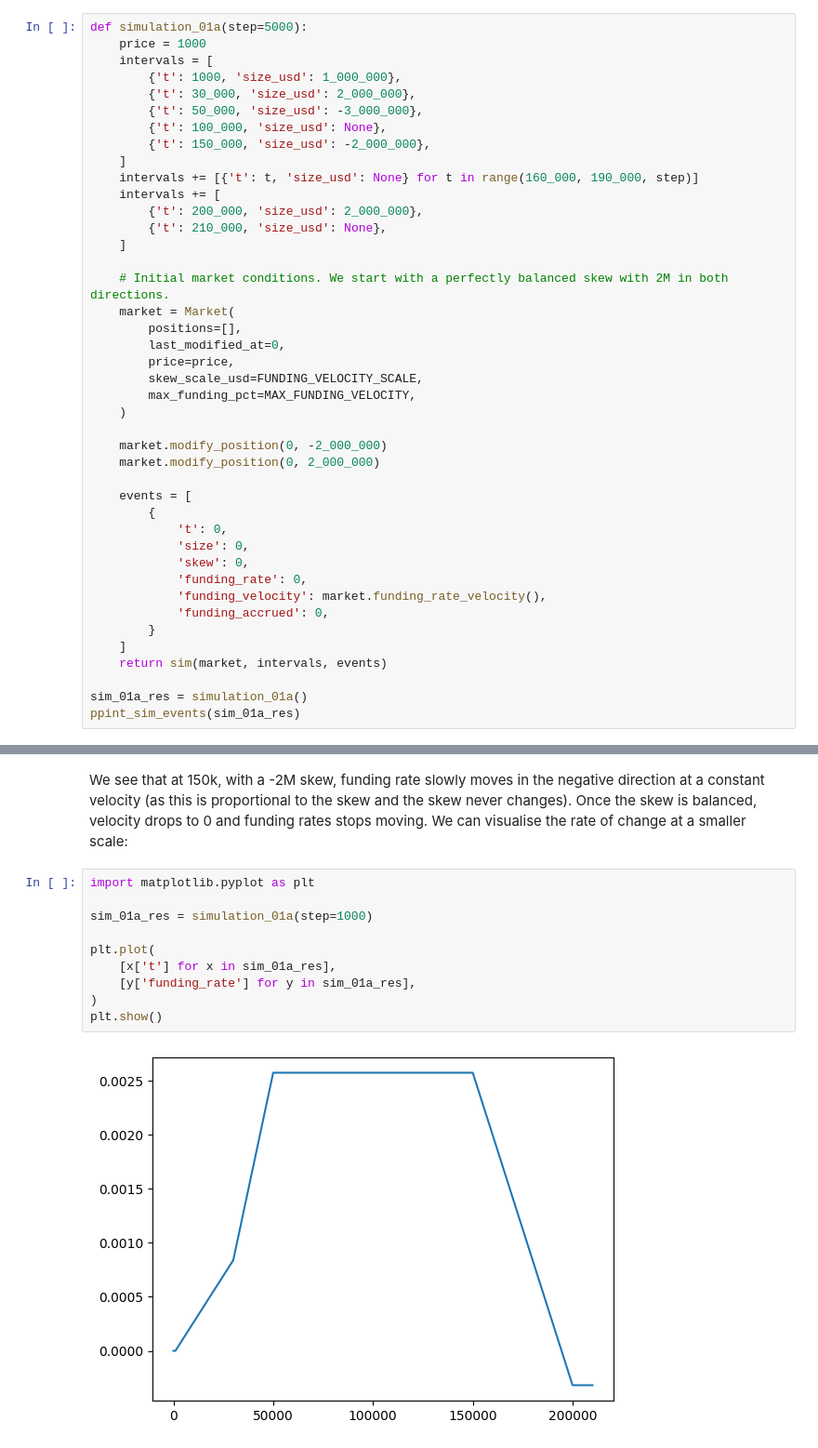
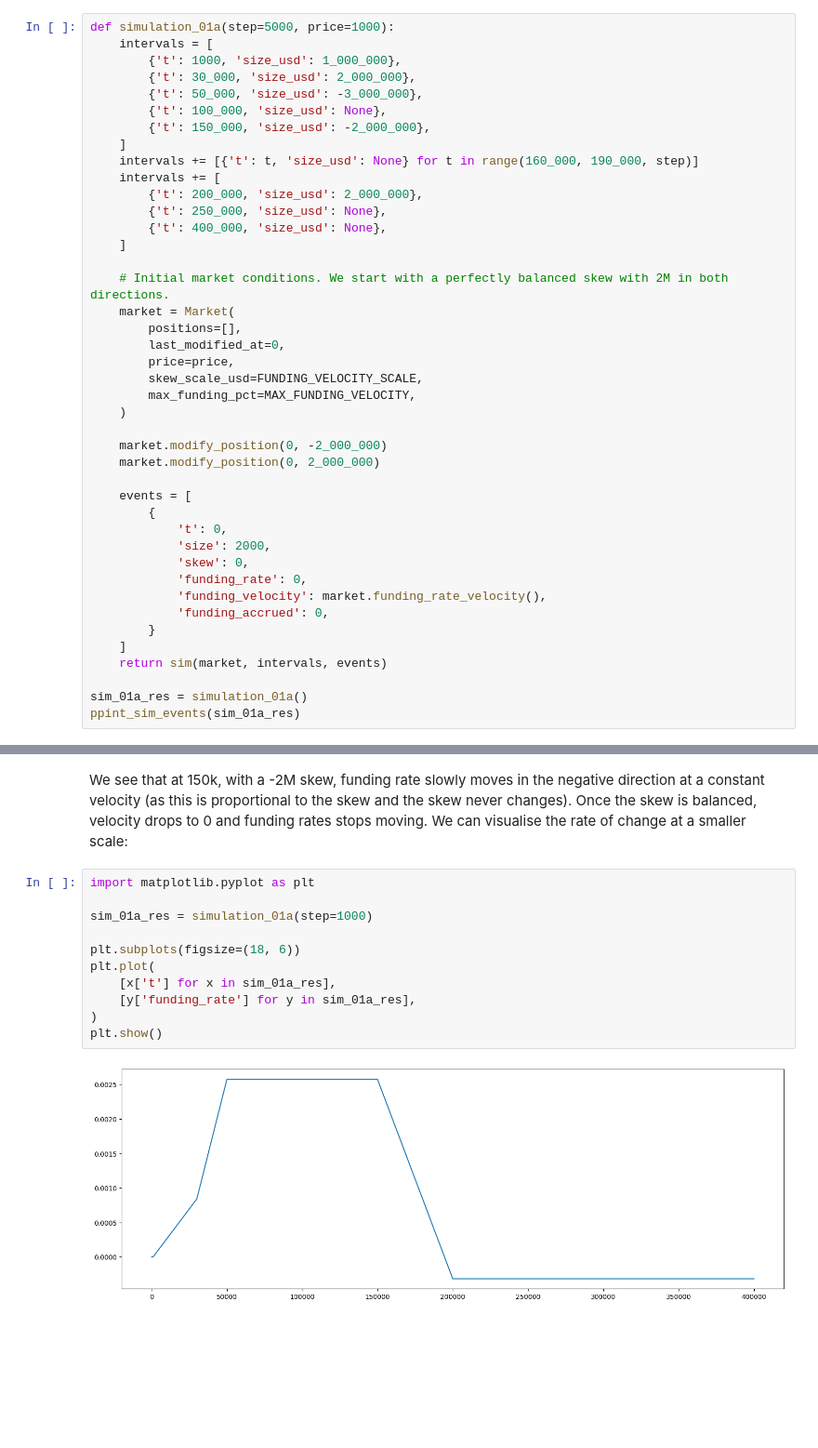
Before and after one commit to davidvuong/perpsv2-funding, a Jupyter notebook: main.ipynb, the cells around one changed output, grey strips where cells are left out. Shown: that part at 93% size. Drawn from its saved outputs; the diff is of its cells as text; blank space fills up the shorter version.

```diff
--- a/main.ipynb
+++ b/main.ipynb
@@ -215,8 +201,7 @@ ppint_sim_events(sim_01_res)
 
 At 100k -> 200k, it's hard to see how the funding rate gradually changes. Let's take a deeper look.
 # %%
-def simulation_01a(step=5000):
-    price = 1000
+def simulation_01a(step=5000, price=1000):
     intervals = [
         {'t': 1000, 'size_usd': 1_000_000},
         {'t': 30_000, 'size_usd': 2_000_000},
@@ -227,7 +212,8 @@ def simulation_01a(step=5000):
     intervals += [{'t': t, 'size_usd': None} for t in range(160_000, 190_000, step)]
     intervals += [
         {'t': 200_000, 'size_usd': 2_000_000},
-        {'t': 210_000, 'size_usd': None},
+        {'t': 250_000, 'size_usd': None},
+        {'t': 400_000, 'size_usd': None},
     ]
 
     # Initial market conditions. We start with a perfectly balanced skew with 2M in both directions.
@@ -245,7 +231,7 @@ def simulation_01a(step=5000):
     events = [
         {
             't': 0,
-            'size': 0,
+            'size': 2000,
             'skew': 0,
             'funding_rate': 0,
             'funding_velocity': market.funding_rate_velocity(),
@@ -277,12 +264,13 @@ We see that at 150k, with a -2M skew, funding rate slowly moves in the negative
 # %%
 import matplotlib.pyplot as plt
 
 sim_01a_res = simulation_01a(step=1000)
 
+plt.subplots(figsize=(18, 6))
 plt.plot(
     [x['t'] for x in sim_01a_res],
     [y['funding_rate'] for y in sim_01a_res],
 )
 plt.show()
 # %% [output]
-[figure, old version]
+[figure, new version]
```
Also changed, not shown: parts of 4 cells of this notebook.
